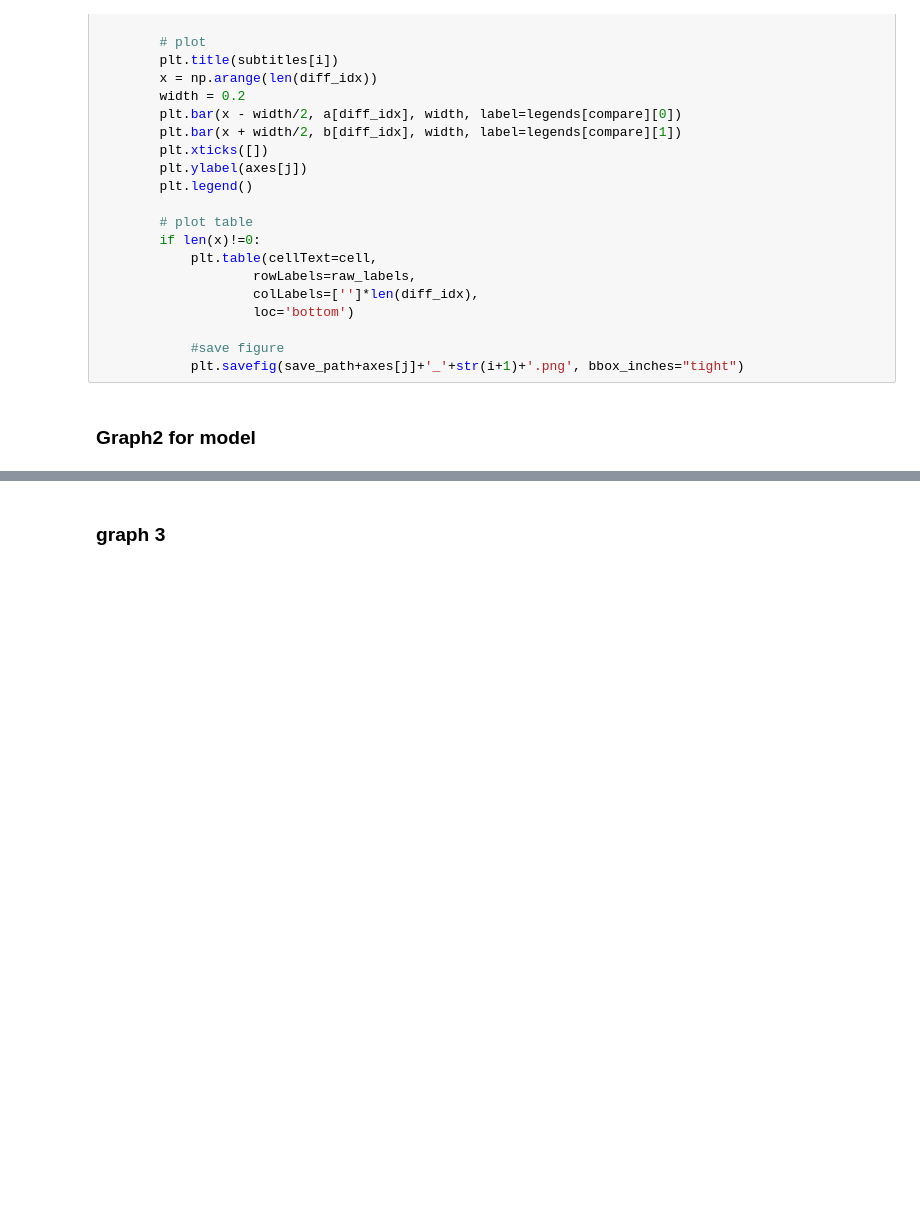
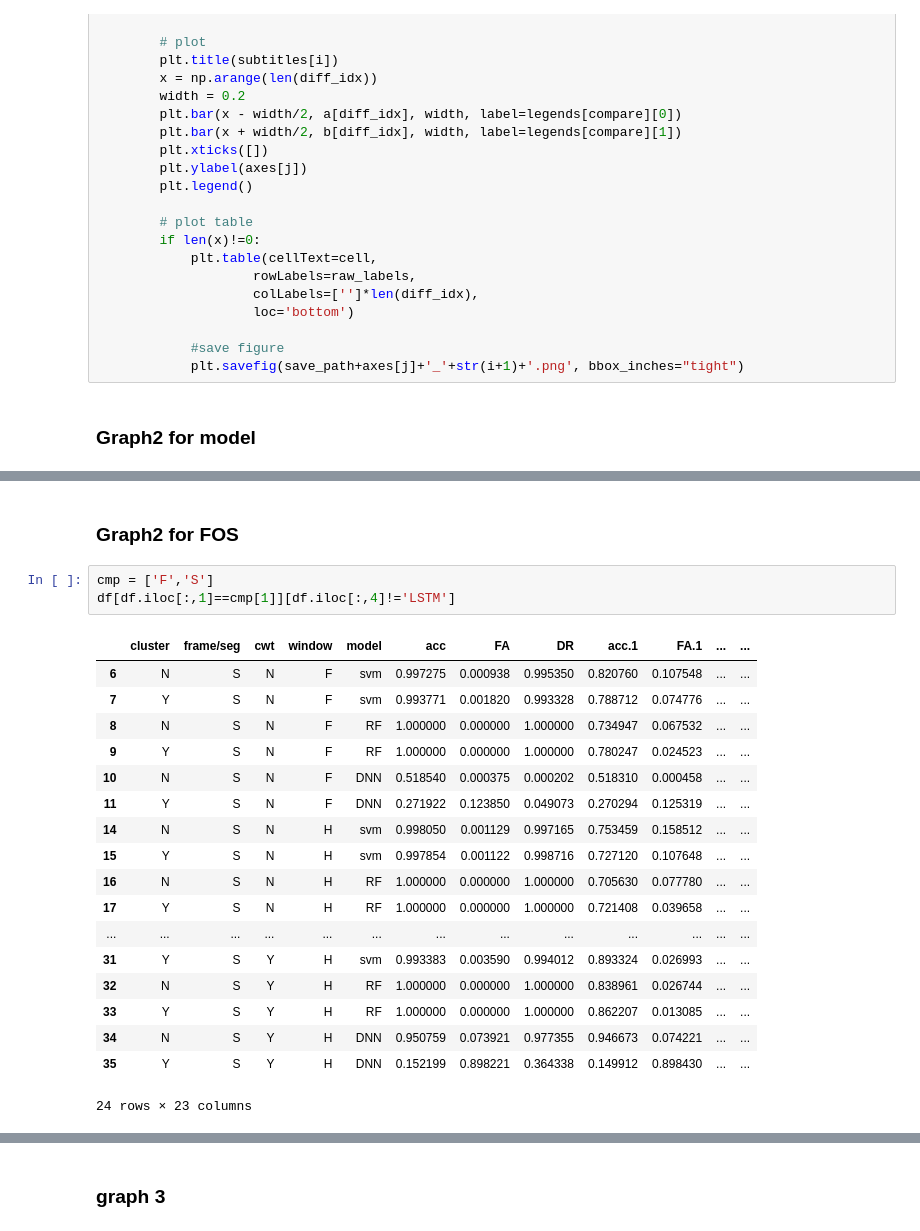
Before and after one commit to IS-Howard/final, a Jupyter notebook: result_analysis.ipynb, the cells around one changed output, grey strips where cells are left out. Saved outputs shown, nothing was run; the diff lists cells and outputs as text; blank space fills up the shorter version.

```diff
--- a/result_analysis.ipynb
+++ b/result_analysis.ipynb
@@ -261,0 +259,24 @@ IndexError: index 8 is out of bounds for axis 0 with size 8
+# %% [markdown]
+### Graph2 for FOS
+# %%
+cmp = ['F','S']
+df[df.iloc[:,1]==cmp[1]][df.iloc[:,4]!='LSTM']
+# %% [output]
+|  | cluster | frame/seg | cwt | window | model | acc | FA | DR | acc.1 | FA.1 | ... | ... |
+| 6 | N | S | N | F | svm | 0.997275 | 0.000938 | 0.995350 | 0.820760 | 0.107548 | ... | ... |
+| 7 | Y | S | N | F | svm | 0.993771 | 0.001820 | 0.993328 | 0.788712 | 0.074776 | ... | ... |
+| 8 | N | S | N | F | RF | 1.000000 | 0.000000 | 1.000000 | 0.734947 | 0.067532 | ... | ... |
+| 9 | Y | S | N | F | RF | 1.000000 | 0.000000 | 1.000000 | 0.780247 | 0.024523 | ... | ... |
+| 10 | N | S | N | F | DNN | 0.518540 | 0.000375 | 0.000202 | 0.518310 | 0.000458 | ... | ... |
+| 11 | Y | S | N | F | DNN | 0.271922 | 0.123850 | 0.049073 | 0.270294 | 0.125319 | ... | ... |
+| 14 | N | S | N | H | svm | 0.998050 | 0.001129 | 0.997165 | 0.753459 | 0.158512 | ... | ... |
+| 15 | Y | S | N | H | svm | 0.997854 | 0.001122 | 0.998716 | 0.727120 | 0.107648 | ... | ... |
+| 16 | N | S | N | H | RF | 1.000000 | 0.000000 | 1.000000 | 0.705630 | 0.077780 | ... | ... |
+| 17 | Y | S | N | H | RF | 1.000000 | 0.000000 | 1.000000 | 0.721408 | 0.039658 | ... | ... |
+| ... | ... | ... | ... | ... | ... | ... | ... | ... | ... | ... | ... | ... |
+| 31 | Y | S | Y | H | svm | 0.993383 | 0.003590 | 0.994012 | 0.893324 | 0.026993 | ... | ... |
+| 32 | N | S | Y | H | RF | 1.000000 | 0.000000 | 1.000000 | 0.838961 | 0.026744 | ... | ... |
+| 33 | Y | S | Y | H | RF | 1.000000 | 0.000000 | 1.000000 | 0.862207 | 0.013085 | ... | ... |
+| 34 | N | S | Y | H | DNN | 0.950759 | 0.073921 | 0.977355 | 0.946673 | 0.074221 | ... | ... |
+| 35 | Y | S | Y | H | DNN | 0.152199 | 0.898221 | 0.364338 | 0.149912 | 0.898430 | ... | ... |
+24 rows × 23 columns
```
Also changed, not shown: parts of 2 cells of this notebook, 1 other file.
